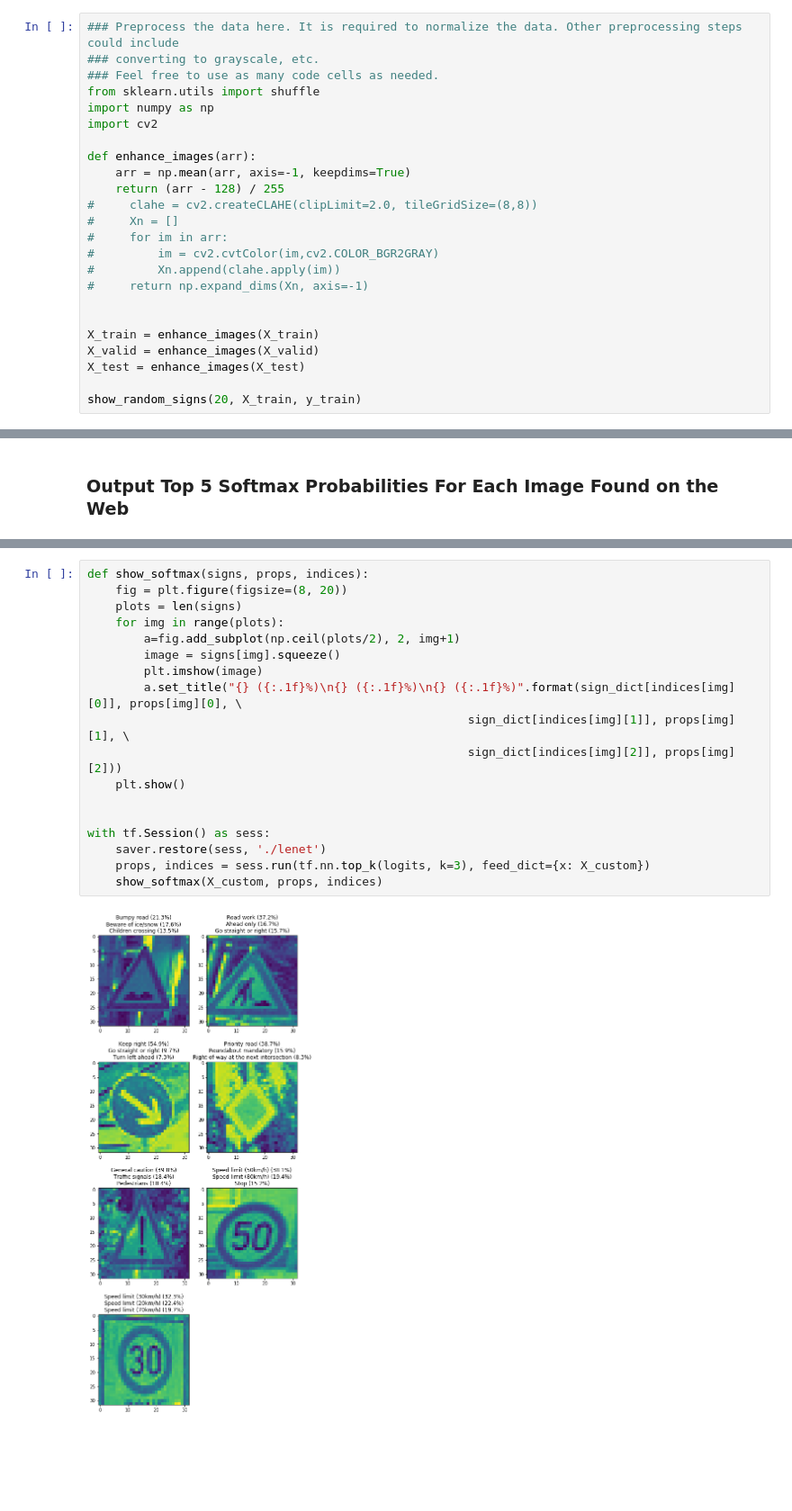
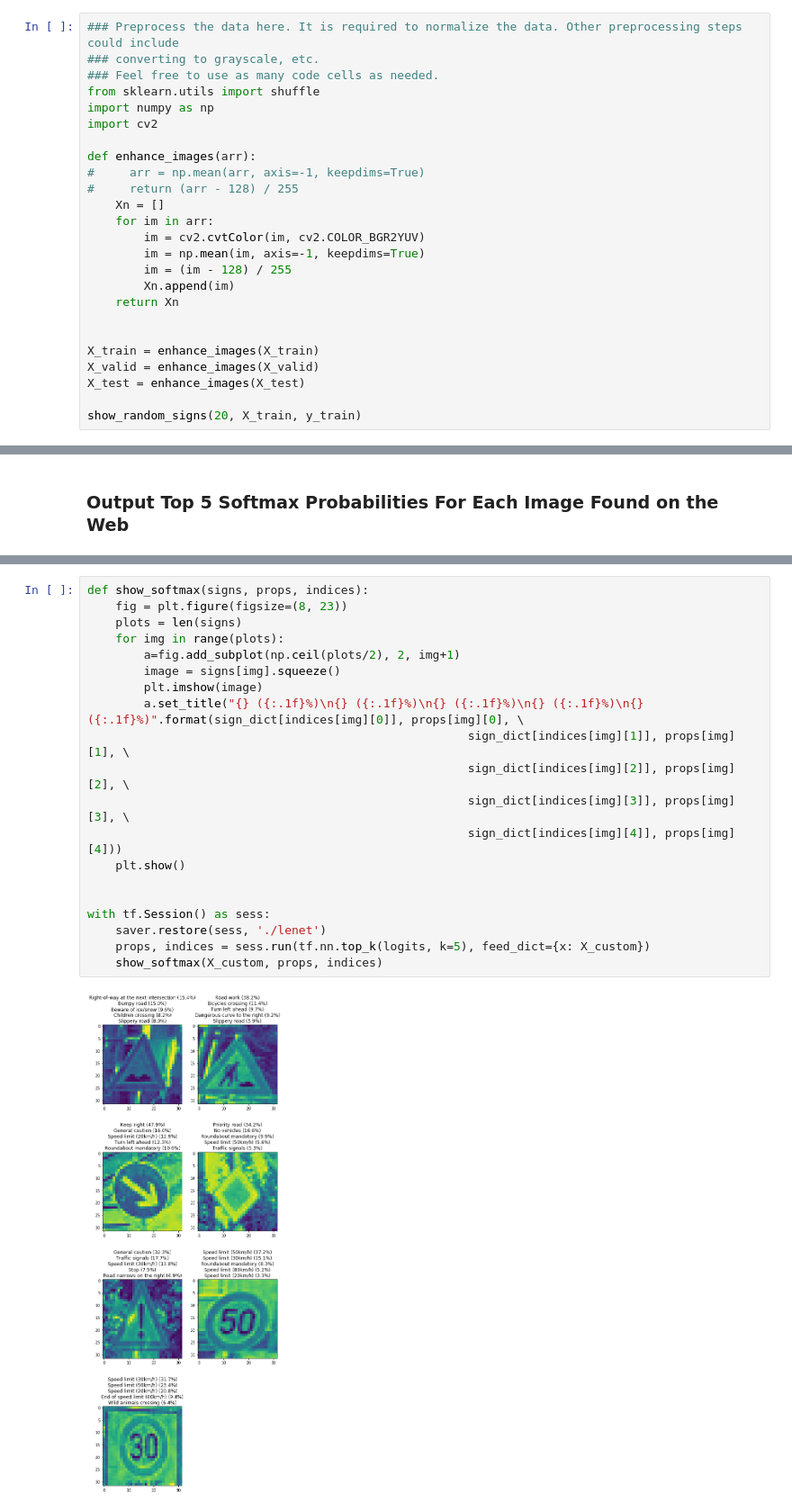
Before and after one commit to freakone/CarND-Traffic-Sign-Classifier-Project, a Jupyter notebook: Traffic_Sign_Classifier.ipynb, the cells around one changed output, grey strips where cells are left out. Shown at 90% size. Saved outputs shown, nothing was run; the diff lists cells and outputs as text; blank space fills up the shorter version.

```diff
--- a/Traffic_Sign_Classifier.ipynb
+++ b/Traffic_Sign_Classifier.ipynb
@@ -140,14 +146,15 @@ import numpy as np
 import cv2
 
 def enhance_images(arr):
-    arr = np.mean(arr, axis=-1, keepdims=True)
-    return (arr - 128) / 255
-#     clahe = cv2.createCLAHE(clipLimit=2.0, tileGridSize=(8,8))
-#     Xn = []
-#     for im in arr:
-#         im = cv2.cvtColor(im,cv2.COLOR_BGR2GRAY)
-#         Xn.append(clahe.apply(im))
-#     return np.expand_dims(Xn, axis=-1)
+#     arr = np.mean(arr, axis=-1, keepdims=True)
+#     return (arr - 128) / 255
+    Xn = []
+    for im in arr:
+        im = cv2.cvtColor(im, cv2.COLOR_BGR2YUV)
+        im = np.mean(im, axis=-1, keepdims=True)
+        im = (im - 128) / 255
+        Xn.append(im)
+    return Xn
 
 
 X_train = enhance_images(X_train)
@@ -374,20 +389,22 @@ Two additional weaker matches were added to each sign title.
 # %%
 def show_softmax(signs, props, indices):
-    fig = plt.figure(figsize=(8, 20))
+    fig = plt.figure(figsize=(8, 23))
     plots = len(signs)
     for img in range(plots):
         a=fig.add_subplot(np.ceil(plots/2), 2, img+1)
         image = signs[img].squeeze()
         plt.imshow(image)
-        a.set_title("{} ({:.1f}%)\n{} ({:.1f}%)\n{} ({:.1f}%)".format(sign_dict[indices[img][0]], props[img][0], \
+        a.set_title("{} ({:.1f}%)\n{} ({:.1f}%)\n{} ({:.1f}%)\n{} ({:.1f}%)\n{} ({:.1f}%)".format(sign_dict[indices[img][0]], props[img][0], \
                                                       sign_dict[indices[img][1]], props[img][1], \
-                                                      sign_dict[indices[img][2]], props[img][2]))
+                                                      sign_dict[indices[img][2]], props[img][2], \
+                                                      sign_dict[indices[img][3]], props[img][3], \
+                                                      sign_dict[indices[img][4]], props[img][4]))
     plt.show()
 
 
 with tf.Session() as sess:
     saver.restore(sess, './lenet')
-    props, indices = sess.run(tf.nn.top_k(logits, k=3), feed_dict={x: X_custom})
+    props, indices = sess.run(tf.nn.top_k(logits, k=5), feed_dict={x: X_custom})
     show_softmax(X_custom, props, indices)
 # %% [output]
-[figure, old version]
+[figure, new version]
```
Also changed, not shown: parts of 12 cells of this notebook, 10 other files.
